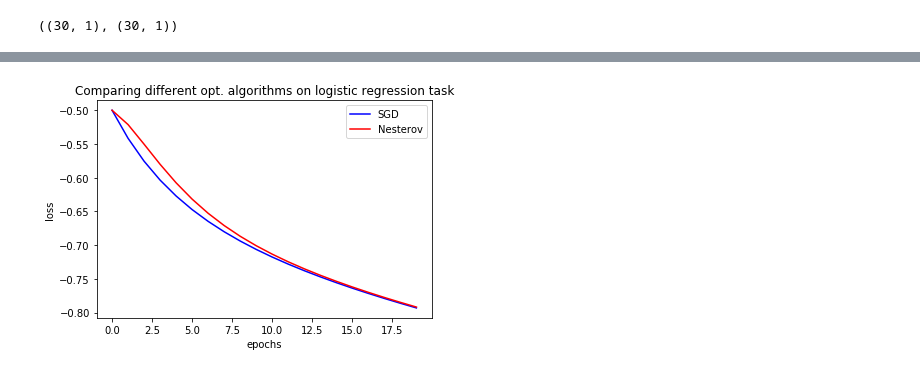
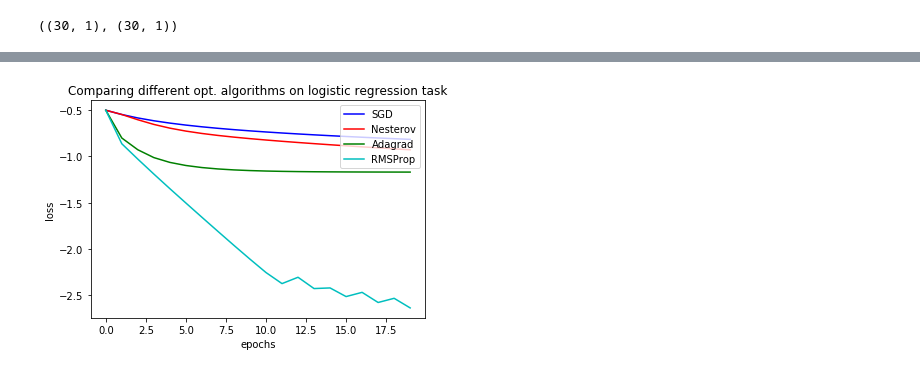
Before and after one commit to DavidTsat/Ian-Goodfellow-Deep-Learning, a Jupyter notebook: Chapter8-Optimization-For-Training-Deep-Models/Optimization for Training Deep Models .ipynb, the cells around one changed output, grey strips where cells are left out. Cells and saved outputs as stored; diff of their text form; code cells hidden in the pictures.

```diff
--- a/Chapter8-Optimization-For-Training-Deep-Models/Optimization for Training Deep Models .ipynb
+++ b/Chapter8-Optimization-For-Training-Deep-Models/Optimization for Training Deep Models .ipynb
@@ -83,10 +83,20 @@ def simple_SGD_step(theta, eps, grad):
     theta_ = theta + g
     return theta_
 
-def nesterov_step(v_t, gamma, theta, eps, grad):
-    v_t_ = gamma*v_t + eps*(1-gamma)*grad
+def nesterov_step(v_t, gamma, theta, lr, grad):
+    v_t_ = gamma*v_t + lr*grad
     theta_ = theta - v_t_
     return theta_, v_t_
+
+def adagrad_step(G_t, gamma, theta, eps, grad):
+    G_t_ = G_t + grad**2
+    theta_ = theta - (1-gamma)/np.sqrt(eps + G_t_)*grad
+    return theta_, G_t_
+
+def rmsprop_step(G_t, gamma, theta, eps, grad):
+    G_t_ = gamma*G_t + (1-gamma)*(grad**2)
+    theta_ = theta - (1-gamma)/np.sqrt(G_t_+eps)*grad
+    return theta_, G_t_
 # %%
 def train_lin_reg(train_x, train_y, optim='sgd', epochs=20):
     loss = []
@@ -163,7 +195,7 @@ def train_log_reg(train_x, train_y, optim='sgd', epochs=20):
         for i in range(epochs):
             pred = sigm(x@w)
             J = -1/m*(train_y.T@np.log(pred)+(1-train_y).T@(1-np.log(pred)))
-#             print('Accuraccy:', ((pred>0.5) == train_y).sum()/pred.shape[0])
+            print('Accuraccy:', ((pred>0.5) == train_y).sum()/pred.shape[0])
 #             print('Loss:', J[0][0])
 #             print('---'*20)
             loss.append(J[0][0])
@@ -174,12 +206,31 @@ def train_log_reg(train_x, train_y, optim='sgd', epochs=20):
         for i in range(epochs):
             pred = sigm(x@w)
             J = -1/m*(train_y.T@np.log(pred)+(1-train_y).T@(1-np.log(pred)))
-#             print('Accuraccy:', ((pred>0.5) == train_y).sum()/pred.shape[0])
+            print('Accuraccy:', ((pred>0.5) == train_y).sum()/pred.shape[0])
 #             print('Loss:', J[0][0])
 #             print('---'*20)
             loss.append(J[0][0])
             grad = 1/m*x.T@(pred -train_y)
             w, v_t = nesterov_step(v_t, 0.5, w, 0.1, grad)
+    if optim == 'adagrad':
+        G_t = 0
+        for i in range(epochs):
+            pred = sigm(x@w)
+            J = -1/m*(train_y.T@np.log(pred)+(1-train_y).T@(1-np.log(pred)))
+            print('Accuraccy:', ((pred>0.5) == train_y).sum()/pred.shape[0])
+            loss.append(J[0][0])
+            grad = 1/m*x.T@(pred -train_y)
+            w, G_t_ = adagrad_step(G_t, 0.5, w, 1e-7, grad)
+            G_t += G_t_
+    if optim == 'rmsprop':
+        G_t = 0
+        for i in range(epochs):
+            pred = sigm(x@w)
+            J = -1/m*(train_y.T@np.log(pred)+(1-train_y).T@(1-np.log(pred)))
+            print('Accuraccy:', ((pred>0.5) == train_y).sum()/pred.shape[0])
+            loss.append(J[0][0])
+            grad = 1/m*x.T@(pred -train_y)
+            w, G_t = rmsprop_step(G_t, 0.5, w, 1e-7, grad)
     return loss
 # %%
 x = np.vstack([x_0, x_1])
@@ -192,0 +286,2 @@ J_nes = train_log_reg(x, y, optim='nesterov')
+# %%
+J_ada = train_log_reg(x, y, optim='adagrad')
@@ -192,0 +309,2 @@ J_nes = train_log_reg(x, y, optim='nesterov')
+# %%
+J_rms = train_log_reg(x, y, optim='rmsprop')
@@ -193,11 +332,15 @@ J_nes = train_log_reg(x, y, optim='nesterov')
 # %%
 plt.title('Comparing different opt. algorithms on logistic regression task')
 plt.plot(range(len(J_sgd)), J_sgd, c='b', label='SGD')
 plt.legend(loc='upper right')
 plt.plot(range(len(J_nes)), J_nes, c='r',  label='Nesterov')
 plt.legend(loc='upper right')
+plt.plot(range(len(J_ada)), J_ada, c='g',  label='Adagrad')
+plt.legend(loc='upper right')
+plt.plot(range(len(J_rms)), J_rms, c='c',  label='RMSProp')
+plt.legend(loc='upper right')
 plt.xlabel('epochs')
 plt.ylabel('loss')
 plt.show()
 # %% [output]
-[figure, old version]
+[figure, new version]
```
Also changed, not shown: parts of 11 cells of this notebook.
